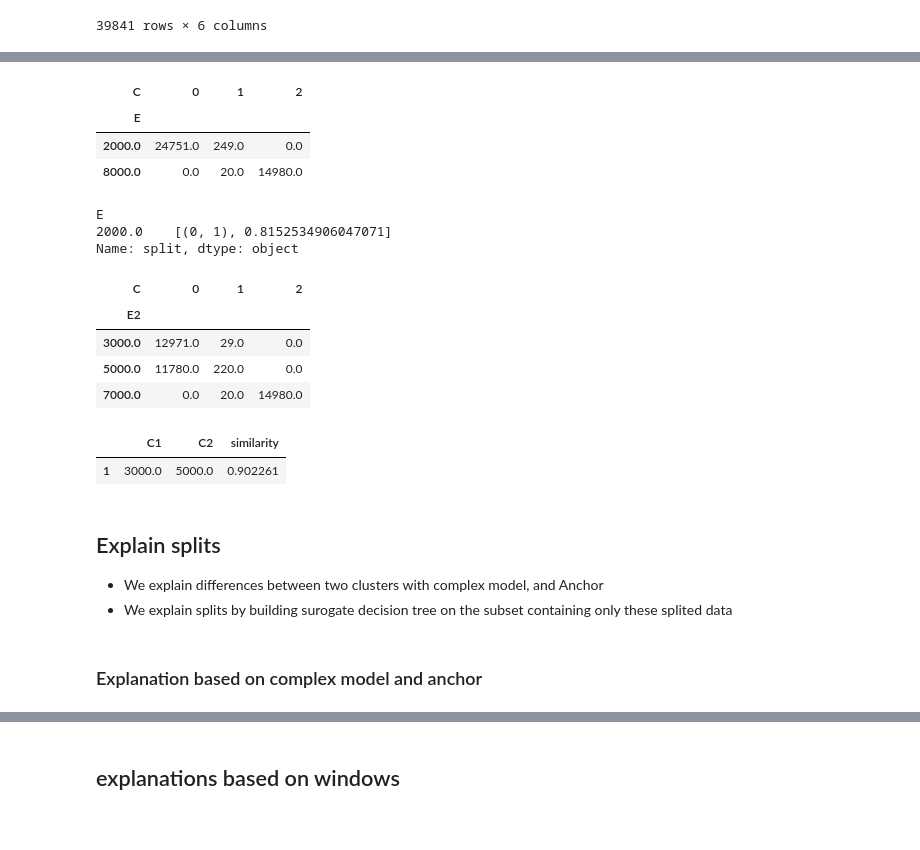
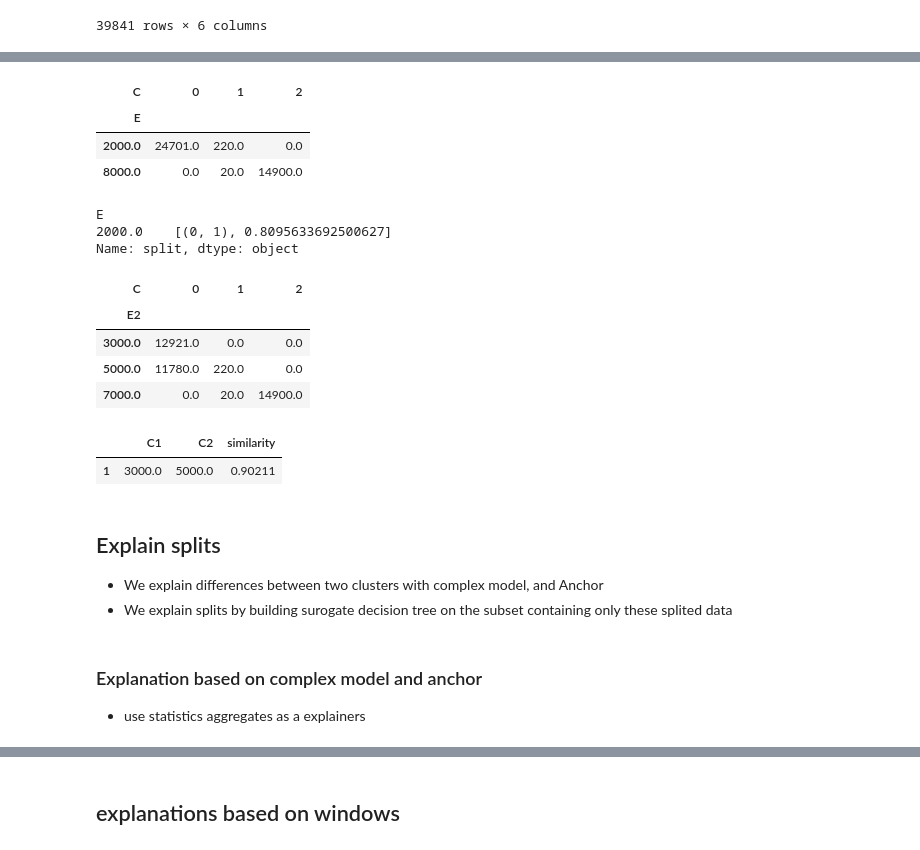
Before and after one commit to sbobek/knac, a Jupyter notebook: examples/knac_blood_pressure_v2.ipynb, the cells around one changed output, grey strips where cells are left out. Drawn from its saved outputs; the diff is of its cells as text; code cells hidden in the pictures.

```diff
--- a/examples/knac_blood_pressure_v2.ipynb
+++ b/examples/knac_blood_pressure_v2.ipynb
@@ -489,44 +498,48 @@ got 3 clusters from DeepVATS
 # %%
-knack_df_split = data.pivot_table(index='E',columns='C',values='abp',aggfunc='count').fillna(0)
+knack_df_split = data_trimmed.pivot_table(index='E',columns='C',values='abp',aggfunc='count').fillna(0)
 knack_df_split
 # %% [output]
 | C | 0 | 1 | 2 |
 | E |  |  |  |
-| 2000.0 | 24751.0 | 249.0 | 0.0 |
-| 8000.0 | 0.0 | 20.0 | 14980.0 |
+| 2000.0 | 24701.0 | 220.0 | 0.0 |
+| 8000.0 | 0.0 | 20.0 | 14900.0 |
 # %%
 knac2_splits = KnacSplits(confidence_threshold=0.9, # Assign value from  range: (0.0 ; 1.0)
     silhouette_weight=0.2)    # Assign value from  range: (0.0 ; 1.0)
-knac_splits_recoms = knac2_splits.fit_transform(knack_df_split, y=None, data=data[["abp", "E", "C"]], labels_automatic=data['C'].astype(str), labels_expert=data['E'])
+knac_splits_recoms = knac2_splits.fit_transform(knack_df_split, y=None,
+                                                data=data_trimmed[["abp", "E", "C"]],
+                                                labels_automatic=data_trimmed['C'].astype(str),
+                                                labels_expert=data_trimmed['E'])
+print(knac_splits_recoms)
+# %% [output]
+E
+2000.0    [(0, 1), 0.8095633692500627]
+Name: split, dtype: object
-# %%
-print(knac_splits_recoms)
-# %% [output]
-E
-2000.0    [(0, 1), 0.8152534906047071]
-Name: split, dtype: object
 # %%
-knack_df_merges = data.pivot_table(index='E2',columns='C',values='abp',aggfunc='count').fillna(0)
+knack_df_merges = data_trimmed.pivot_table(index='E2',columns='C',values='abp',aggfunc='count').fillna(0)
 knack_df_merges
 # %% [output]
 | C | 0 | 1 | 2 |
 | E2 |  |  |  |
-| 3000.0 | 12971.0 | 29.0 | 0.0 |
+| 3000.0 | 12921.0 | 0.0 | 0.0 |
 | 5000.0 | 11780.0 | 220.0 | 0.0 |
-| 7000.0 | 0.0 | 20.0 | 14980.0 |
+| 7000.0 | 0.0 | 20.0 | 14900.0 |
 # %%
 knac1_merges = KnacMerges(confidence_threshold=0.9, # Assign value from  range: (0.0 ; 1.0)
                     metric='centroids_link',    # Select one of the following options ['single_link', 'average_link',
                                               #                                       'complete_link', 'centroids_link', 'wards_link']
                     metric_weight=0.2)        # Assign value from  range: (0.0 ; 1.0)
-knac_merges_recoms=knac1_merges.fit_transform(knack_df_merges, data=data[["abp", "E2", "C"]].values,labels_expert=data['E2'])
+knac_merges_recoms=knac1_merges.fit_transform(knack_df_merges,
+                                              data=data_trimmed[["abp", "E2", "C"]].values,
+                                              labels_expert=data_trimmed['E2'])
+knac_merges_recoms
+# %% [output]
+|  | C1 | C2 | similarity |
+| 1 | 3000.0 | 5000.0 | 0.90211 |
-# %%
-knac_merges_recoms
-# %% [output]
-|  | C1 | C2 | similarity |
-| 1 | 3000.0 | 5000.0 | 0.902261 |
 # %% [markdown]
 ## Explain splits
   * We explain differences between two clusters with complex model, and Anchor
   * We explain splits by building surogate decision tree on the subset containing only these splited data
 # %% [markdown]
 ### Explanation based on complex model and anchor
+- use statistics aggregates as a explainers
```
Also changed, not shown: parts of 30 cells of this notebook.
